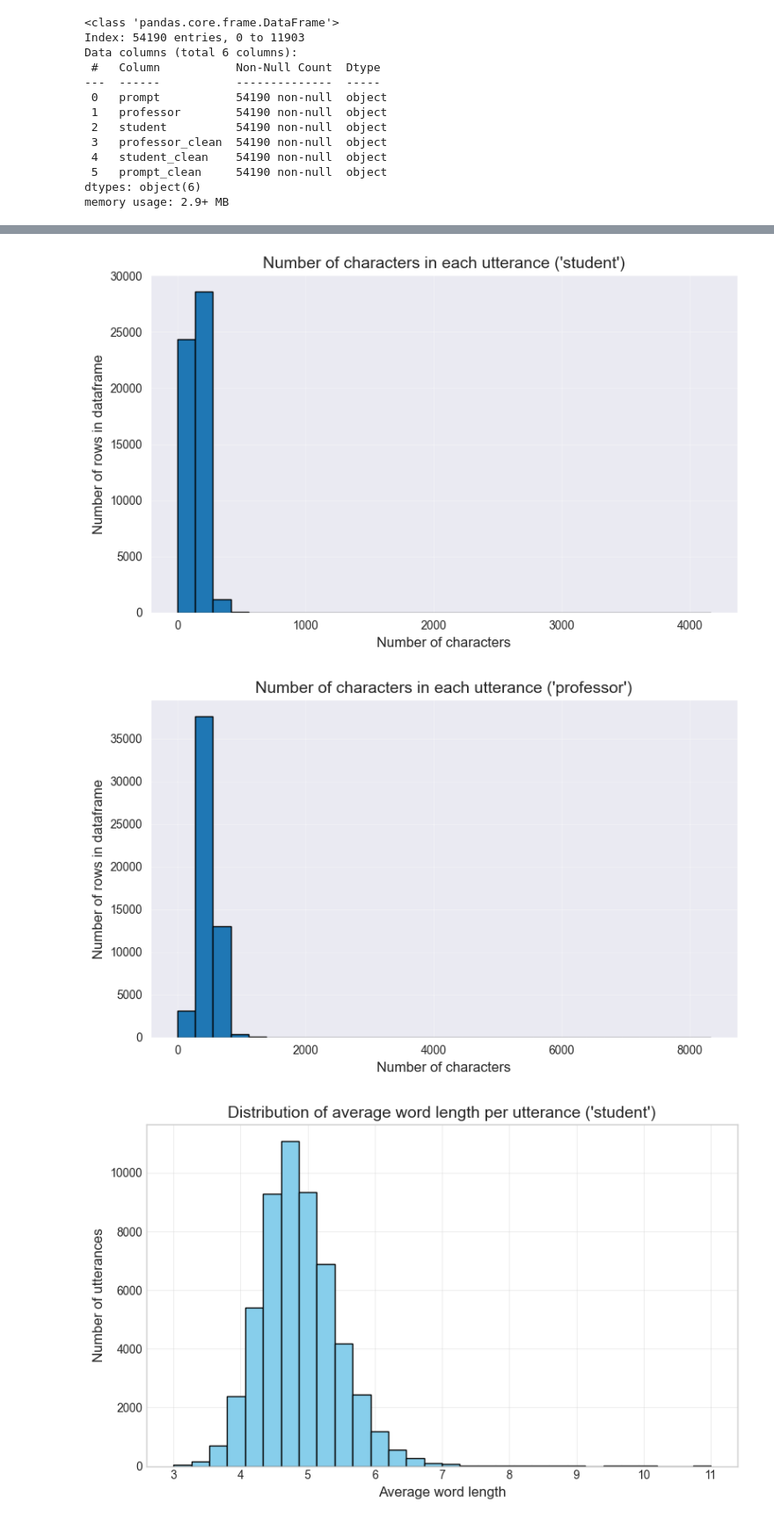
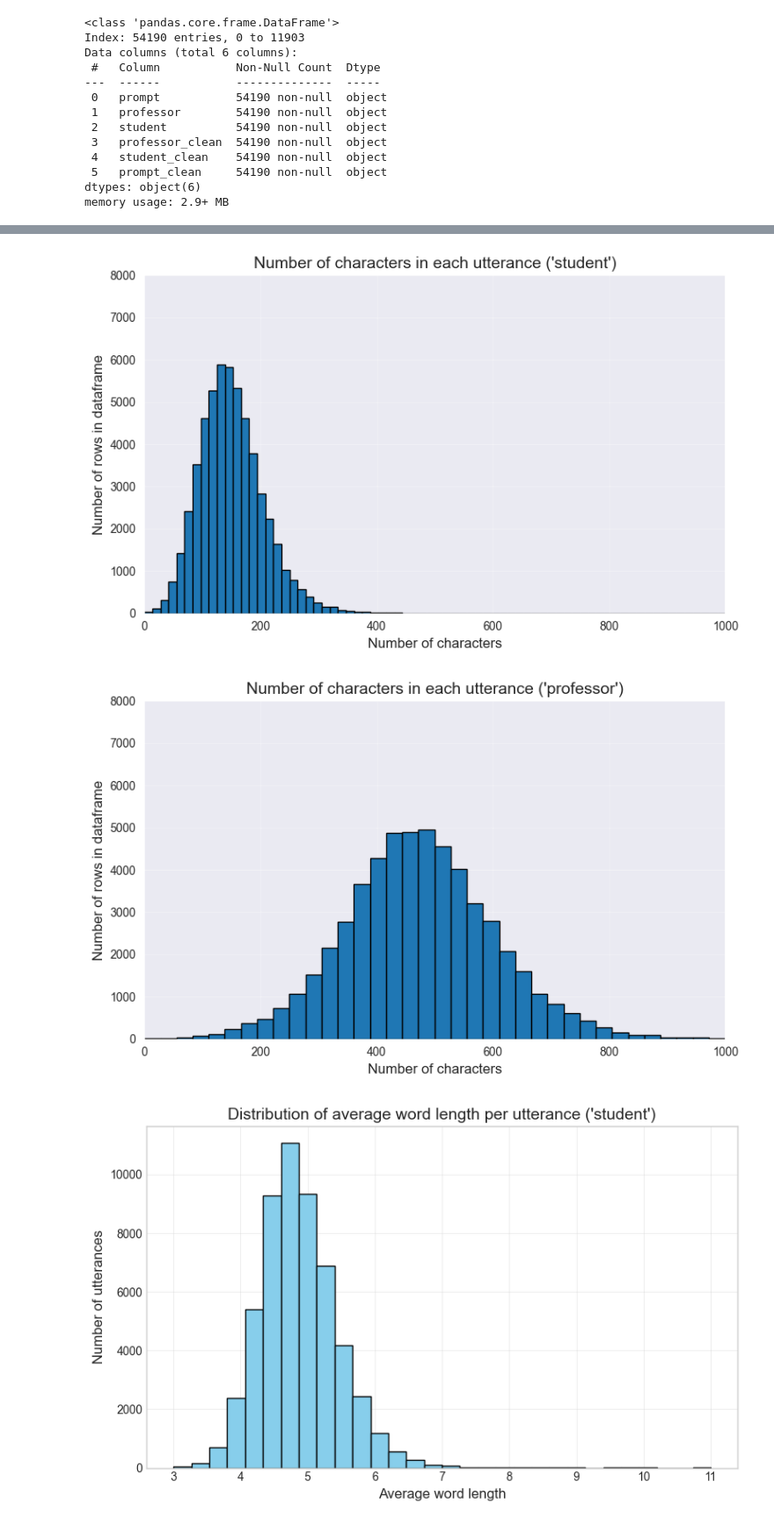
Before and after one commit to aleksKaluski/zipf-law-for-information-theory, a Jupyter notebook: analysis.ipynb, the cells around one changed output, grey strips where cells are left out. Shown at 88% size. Saved outputs shown, nothing was run; the diff lists cells and outputs as text; code cells hidden in the pictures.

```diff
--- a/analysis.ipynb
+++ b/analysis.ipynb
@@ -54,17 +39,19 @@ memory usage: 4.5+ KB
 # %%
 # number of characters in each utterance of each speaker
 for column in ['student', 'professor']:
     plt.figure(figsize=(8, 5))
-    df[column].str.len().hist(bins=30, edgecolor='black')
+    df[column].str.len().hist(bins=300, edgecolor='black')
     plt.title(f"Number of characters in each utterance ('{column}')", fontsize=14)
+    plt.xlim(0, 1000)
+    plt.ylim(0, 8000)
     plt.xlabel("Number of characters", fontsize=12)
     plt.ylabel("Number of rows in dataframe", fontsize=12)
     plt.grid(alpha=0.3)
     plt.tight_layout()
     plt.show()
 # %% [output]
-[figure, old version]
+[figure, new version]
-[figure, old version]
+[figure, new version]
 # %%
 # distribution of average word length per utterance
 plt.style.use('seaborn-v0_8-whitegrid')
```
Also changed, not shown: parts of 8 cells of this notebook, 1 other file.
